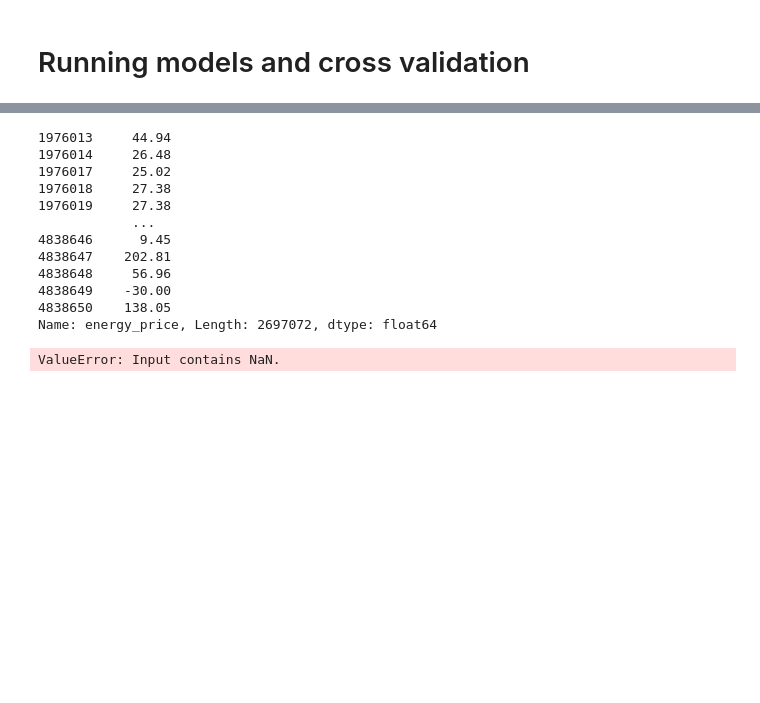
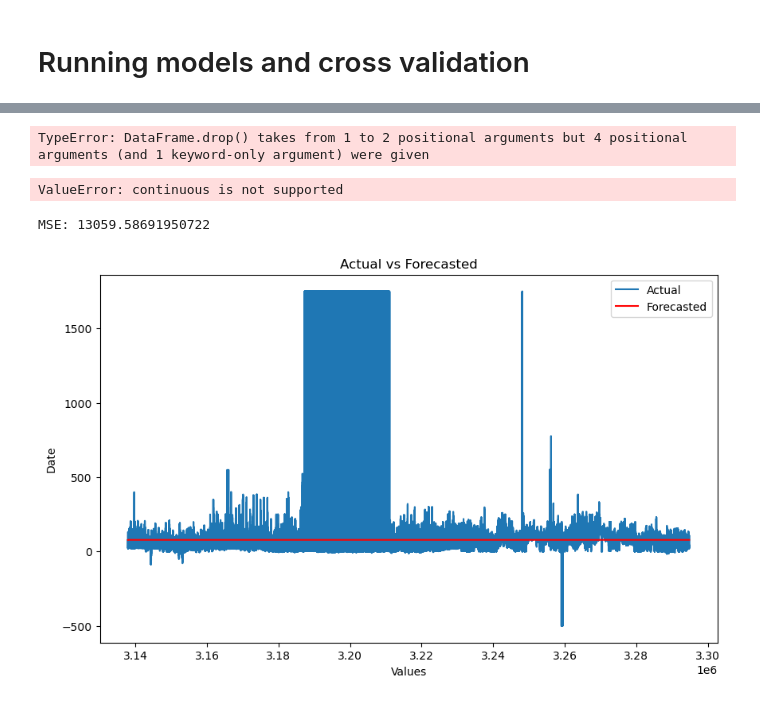
Before and after one commit to hertiemlteam/machine_learning, a Jupyter notebook: modeling_notebook.ipynb, the cells around one changed output, grey strips where cells are left out. Saved outputs shown, nothing was run; the diff lists cells and outputs as text; code cells hidden in the pictures; blank space fills up the shorter version.

```diff
--- a/modeling_notebook.ipynb
+++ b/modeling_notebook.ipynb
@@ -58,49 +56,52 @@ y.head()
 Name: energy_price, dtype: float64
-# %%
-#Train-test split
-#X_train, X_test, y_train, y_test = train_test_split(X, y, test_size=0.2, random_state=42)
-
-# Splitting the data
-split_point = int(len(y) * 0.8)
-y_train, y_test = y[0:split_point], y[split_point:]
-X_train, X_test = X[0:split_point], X[split_point:]
-df_train, df_test = df_cleared[0:split_point], df_cleared[split_point:]
-print(y_train)
-# %% [output]
-1976013     44.94
-1976014     26.48
-1976017     25.02
-1976018     27.38
-1976019     27.38
-            ...
-4838646      9.45
-4838647    202.81
-4838648     56.96
-4838649    -30.00
-4838650    138.05
-Name: energy_price, Length: 2697072, dtype: float64
+# %%
+# Sort by date
+df = df.sort_values('Date')
+
+X = df.drop(['energy_price', 'Date', 'Country'], axis=1)
+y = df['energy_price']
+
+# Initialize TimeSeriesSplit
+tscv = TimeSeriesSplit(n_splits=20)
+
+# Apply TimeSeriesSplit to df
+for i, (train_index, test_index) in enumerate(tscv.split(X)):
+    X_train, X_test = X.iloc[train_index], X.iloc[test_index]
+    y_train, y_test = y.iloc[train_index], y.iloc[test_index]
+
+    print(f"Fold {i}:")
+    print(f"  Train Indices: {train_index}")
+    print(f"  Test Indices: {test_index}")
+
+test = df.iloc[test_index]
+# %% [output]
+TypeError: DataFrame.drop() takes from 1 to 2 positional arguments but 4 positional arguments (and 1 keyword-only argument) were given
 # %%
 # Fit model
-model = ARIMA(y_train, order=(1,0,0))  # example order, adjust based on your data
+model = ARIMA(y_train, order=(1,0,0))
 fitted_model = model.fit()
 
+# Forecast
+y_pred = fitted_model.forecast(steps=len(X_test))
 
-# Forecast
-predictions = fitted_model.forecast(steps=len(y_test))
+#print("Accuracy:", accuracy_score(y_test, y_pred))
+# %% [output]
+ValueError: continuous is not supported
 # %%
 # Evaluate the model
-mse = mean_squared_error(y_test, predictions)
+mse = mean_squared_error(y_test, y_pred)
 print(f'MSE: {mse}')
 
-# Plot
 plt.figure(figsize=(10, 6))
-plt.plot(test.index, test, label='Actual')
-plt.plot(test.index, predictions, label='Forecasted', color='red')
+plt.plot(test.index, y_test, label='Actual')
+plt.plot(test.index, y_pred, label='Forecasted', color='red')
+plt.title('Actual vs Forecasted')
+plt.ylabel('Date')
+plt.xlabel('Values')
 plt.legend()
 plt.show()
-
-print(predictions)
 # %% [output]
-ValueError: Input contains NaN.
+MSE: 13059.58691950722
+[figure, added]
 # %%
 print(fitted_model)
```
Also changed, not shown: parts of 4 cells of this notebook.
